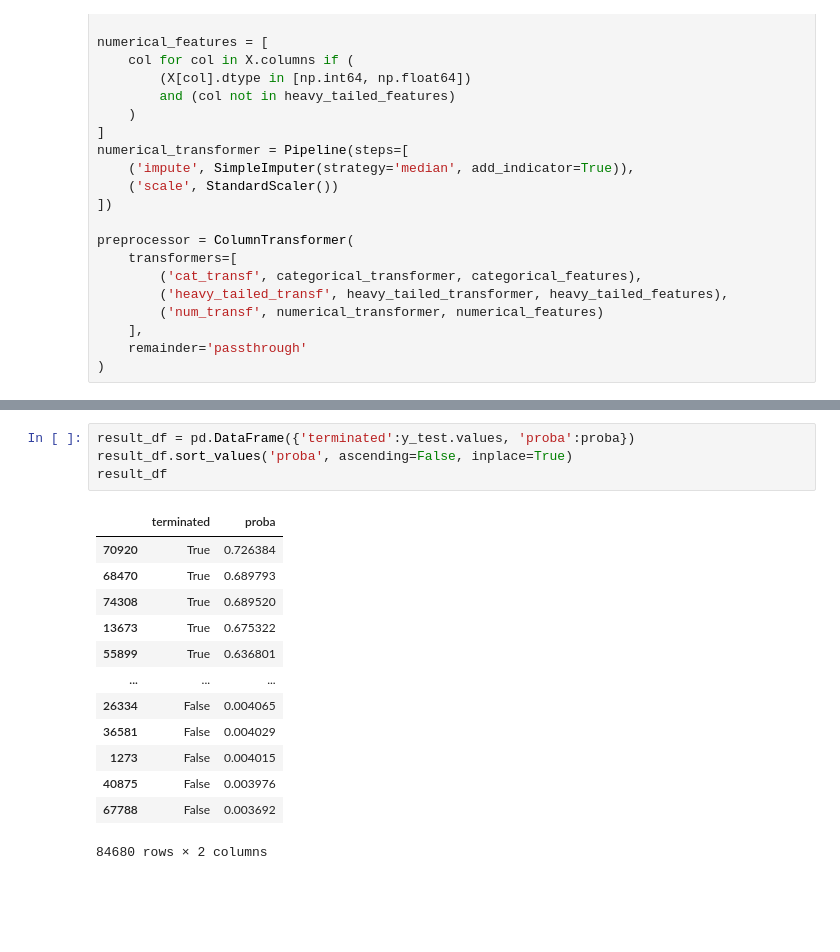
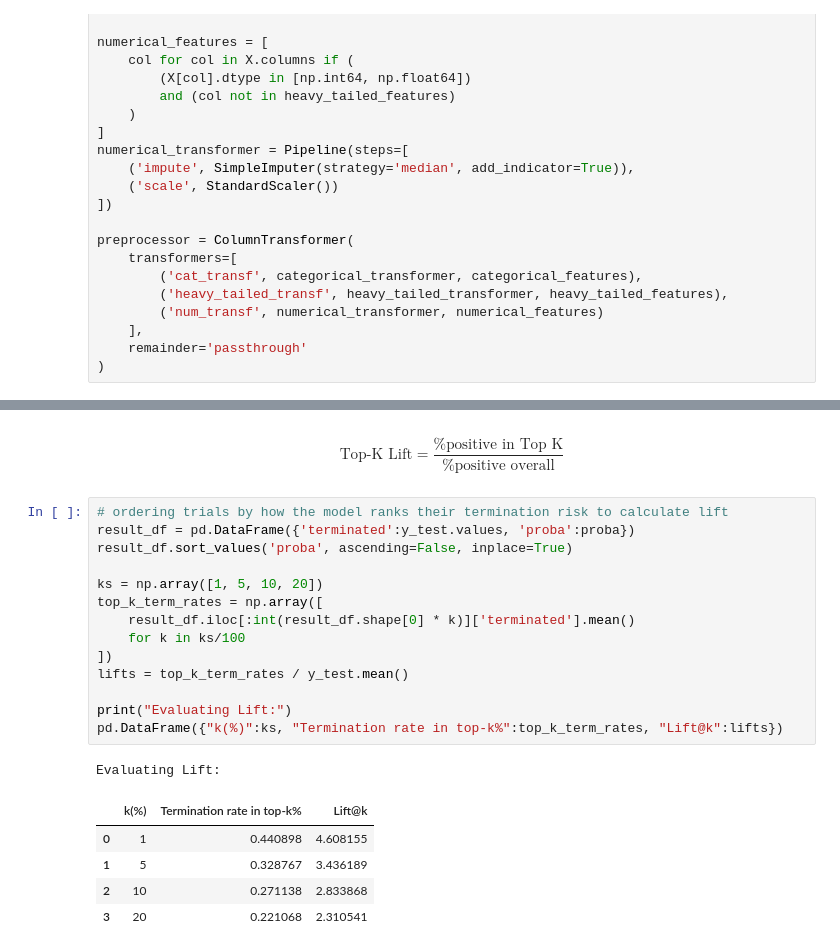
Before and after one commit to danherbb/clinical-trial-termination-risk, a Jupyter notebook: notebooks/modeling.ipynb, the cells around one changed output, grey strips where cells are left out. Saved outputs shown, nothing was run; the diff lists cells and outputs as text; blank space fills up the shorter version.

```diff
--- a/notebooks/modeling.ipynb
+++ b/notebooks/modeling.ipynb
@@ -252,18 +265,23 @@ plt.show()
-# %%
-result_df = pd.DataFrame({'terminated':y_test.values, 'proba':proba})
-result_df.sort_values('proba', ascending=False, inplace=True)
-result_df
-# %% [output]
-|  | terminated | proba |
-| 70920 | True | 0.726384 |
-| 68470 | True | 0.689793 |
-| 74308 | True | 0.689520 |
-| 13673 | True | 0.675322 |
-| 55899 | True | 0.636801 |
-| ... | ... | ... |
-| 26334 | False | 0.004065 |
-| 36581 | False | 0.004029 |
-| 1273 | False | 0.004015 |
-| 40875 | False | 0.003976 |
-| 67788 | False | 0.003692 |
-84680 rows × 2 columns
+# %% [markdown]
+$$\text{Top-K Lift} = \frac{\text{\% positive in Top K}}{\text{\% positive overall}}$$
+# %%
+# ordering trials by how the model ranks their termination risk to calculate lift
+result_df = pd.DataFrame({'terminated':y_test.values, 'proba':proba})
+result_df.sort_values('proba', ascending=False, inplace=True)
+
+ks = np.array([1, 5, 10, 20])
+top_k_term_rates = np.array([
+    result_df.iloc[:int(result_df.shape[0] * k)]['terminated'].mean()
+    for k in ks/100
+])
+lifts = top_k_term_rates / y_test.mean()
+
+print("Evaluating Lift:")
+pd.DataFrame({"k(%)":ks, "Termination rate in top-k%":top_k_term_rates, "Lift@k":lifts})
+# %% [output]
+Evaluating Lift:
+|  | k(%) | Termination rate in top-k% | Lift@k |
+| 0 | 1 | 0.440898 | 4.608155 |
+| 1 | 5 | 0.328767 | 3.436189 |
+| 2 | 10 | 0.271138 | 2.833868 |
+| 3 | 20 | 0.221068 | 2.310541 |
```
Also changed, not shown: parts of 15 cells of this notebook, 3 other files.
